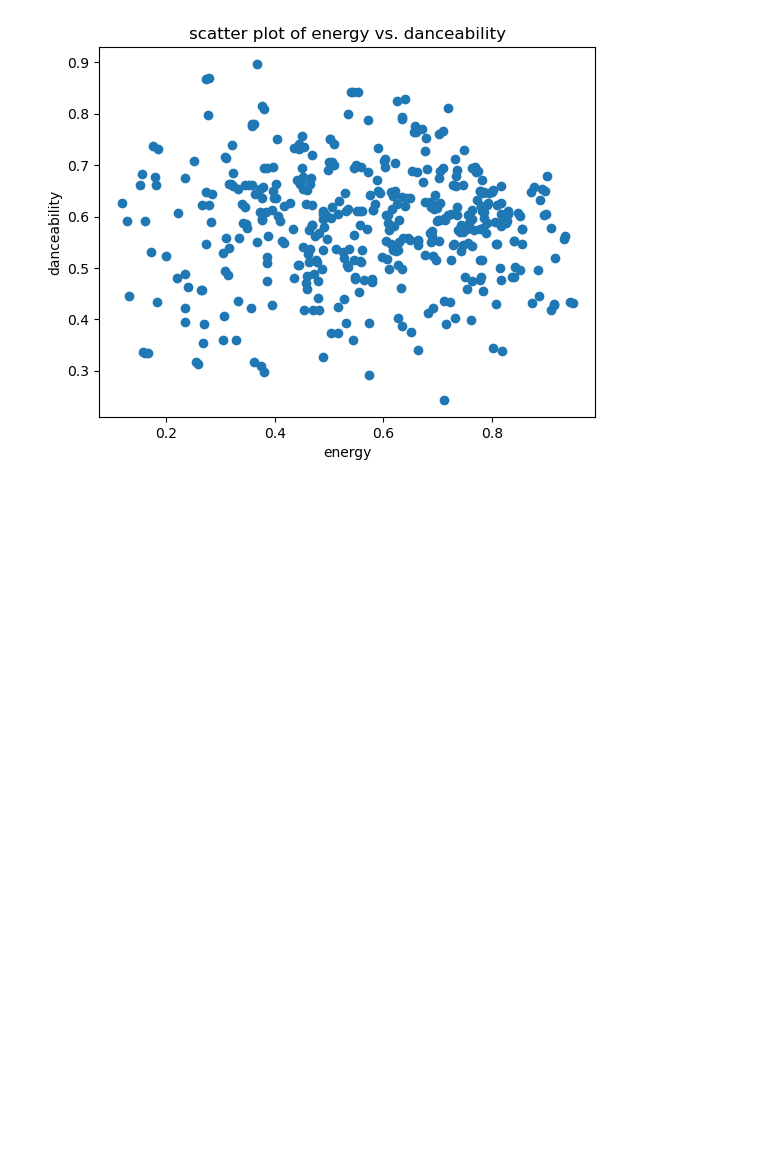
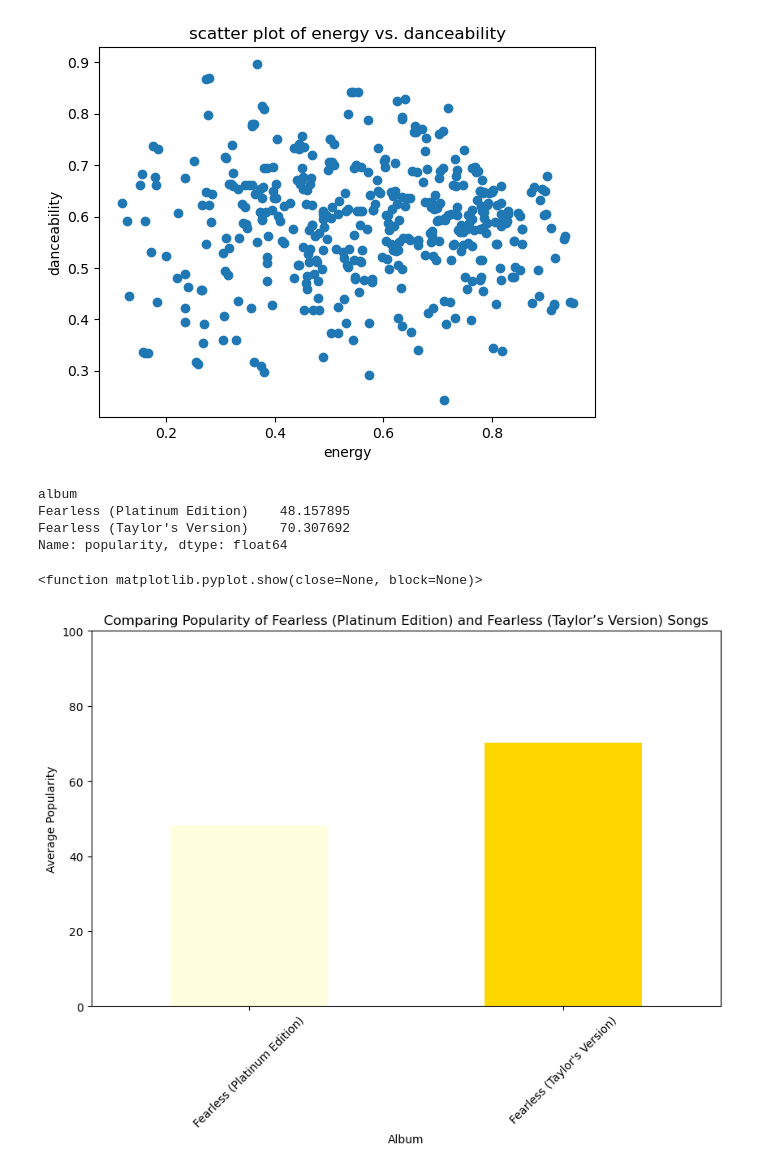
Before and after one commit to diyapat22/project-1---team-swift, a Jupyter notebook: project1.ipynb, the cells around one changed output. Saved outputs shown, nothing was run; the diff lists cells and outputs as text; code cells hidden in the pictures; blank space fills up the shorter version.

```diff
--- a/project1.ipynb
+++ b/project1.ipynb
@@ -90,3 +90,30 @@ plt.title('scatter plot of energy vs. danceability')
 plt.show()
 # %% [output]
 [figure]
+# %%
+# Filter the DataFrame
+fearless_songs = swift_df[swift_df['album'].isin(["Fearless (Platinum Edition)", "Fearless (Taylor's Version)"])]
+
+# Group by album and calculate mean popularity
+avg_popularity = fearless_songs.groupby('album')['popularity'].mean()
+
+# Print avg_popularity to ensure it contains data
+print(avg_popularity)
+
+# Create a bar graph
+avg_popularity.plot(kind='bar', figsize=(10, 6), color=['#FFFFE0', '#FFD700'])
+
+# Customize the plot
+plt.title('Comparing Popularity of Fearless (Platinum Edition) and Fearless (Taylor’s Version) Songs')
+plt.xlabel('Album')
+plt.ylabel('Average Popularity')
+plt.xticks(rotation=45)
+plt.ylim(0, 100)  # Since popularity scores range from 0-100
+plt.show
+# %% [output]
+album
+Fearless (Platinum Edition)    48.157895
+Fearless (Taylor's Version)    70.307692
+Name: popularity, dtype: float64
+<function matplotlib.pyplot.show(close=None, block=None)>
+[figure, added]
```
Also changed, not shown: parts of 3 cells of this notebook.
